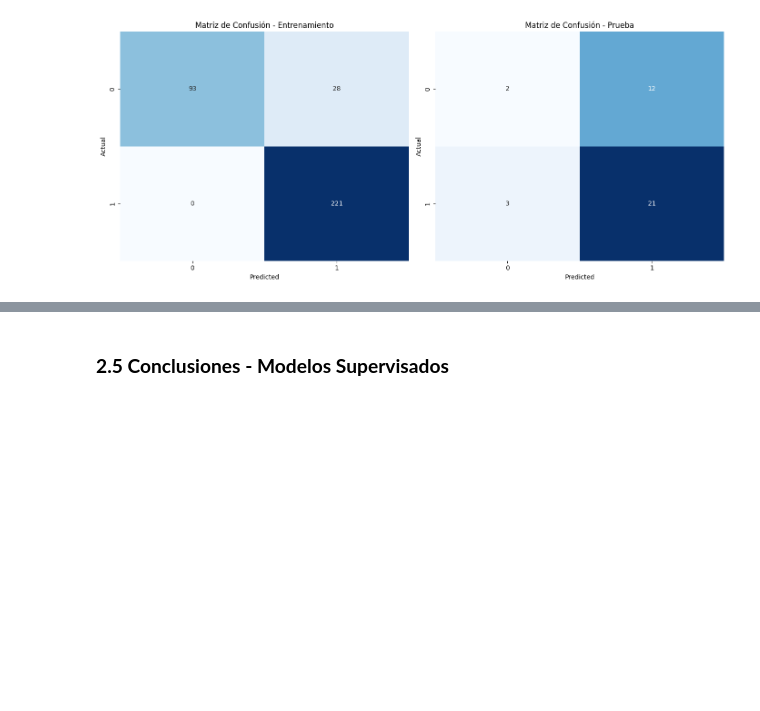
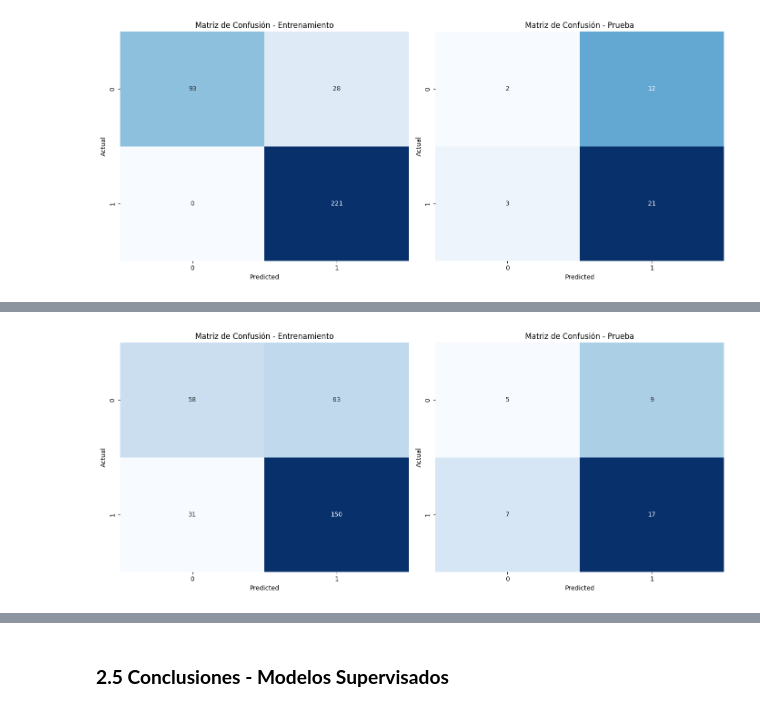
Before and after one commit to daniela-estevez/ProyectoIntegrador, a Jupyter notebook: Avance6_Equipo13.ipynb, the cells around one changed output, grey strips where cells are left out. Cells and saved outputs as stored; diff of their text form; code cells hidden in the pictures; blank space fills up the shorter version.

```diff
--- a/Avance6_Equipo13.ipynb
+++ b/Avance6_Equipo13.ipynb
@@ -1148,0 +1184,15 @@ plt.show()
+# %%
+# Definimos el modelo
+start_time_fit = time.time()
+svm_res = SVC(class_weight='balanced', probability=True, C = 0.01, gamma = 0.001, kernel = 'linear', random_state=0)
+
+# Se ajusta el modelo
+svm_res.fit(Xtv1_res, Ytv1_res)
+end_time_fit = time.time()
+tiempo_fit_svm_res = end_time_fit - start_time_fit
+
+preds_svm_res_tv = svm_res.predict_proba(Xtv1_res)[:, 1]
+preds_svm_res_test = svm_res.predict_proba(Xtest1)[:, 1]
+# %%
+# Creamos el conjunto de datos para el ensamble
+stacked_res_tv = np.column_stack((preds_reg_res_tv, preds_svm_res_tv))
@@ -1148,0 +1330,31 @@ plt.show()
+# %%
+# Generar las matrices de confusión
+cm_tv = confusion_matrix(Ytv1_res, ytv1_pred_ensamble1_best)
+cm_test = confusion_matrix(ytest1, ytest1_pred_ensamble1_best)
+
+# Crear DataFrames de las matrices de confusión
+cm_tv_df = pd.DataFrame(cm_tv, index=[0, 1], columns=[0, 1])
+cm_test_df = pd.DataFrame(cm_test, index=[0, 1], columns=[0, 1])
+
+# Crear el heatmap usando seaborn
+plt.figure(figsize=(14, 6))
+
+# Heatmap de la matriz de confusión de entrenamiento
+plt.subplot(1, 2, 1)
+sns.heatmap(cm_tv_df, annot=True, fmt='d', cmap='Blues', cbar=False)
+plt.title('Matriz de Confusión - Entrenamiento')
+plt.xlabel('Predicted')
+plt.ylabel('Actual')
+
+# Heatmap de la matriz de confusión de prueba
+plt.subplot(1, 2, 2)
+sns.heatmap(cm_test_df, annot=True, fmt='d', cmap='Blues', cbar=False)
+plt.title('Matriz de Confusión - Prueba')
+plt.xlabel('Predicted')
+plt.ylabel('Actual')
+
+# Mostrar las gráficas
+plt.tight_layout()
+plt.show()
+# %% [output]
+[figure, added]
```
Also changed, not shown: parts of 13 cells of this notebook.
